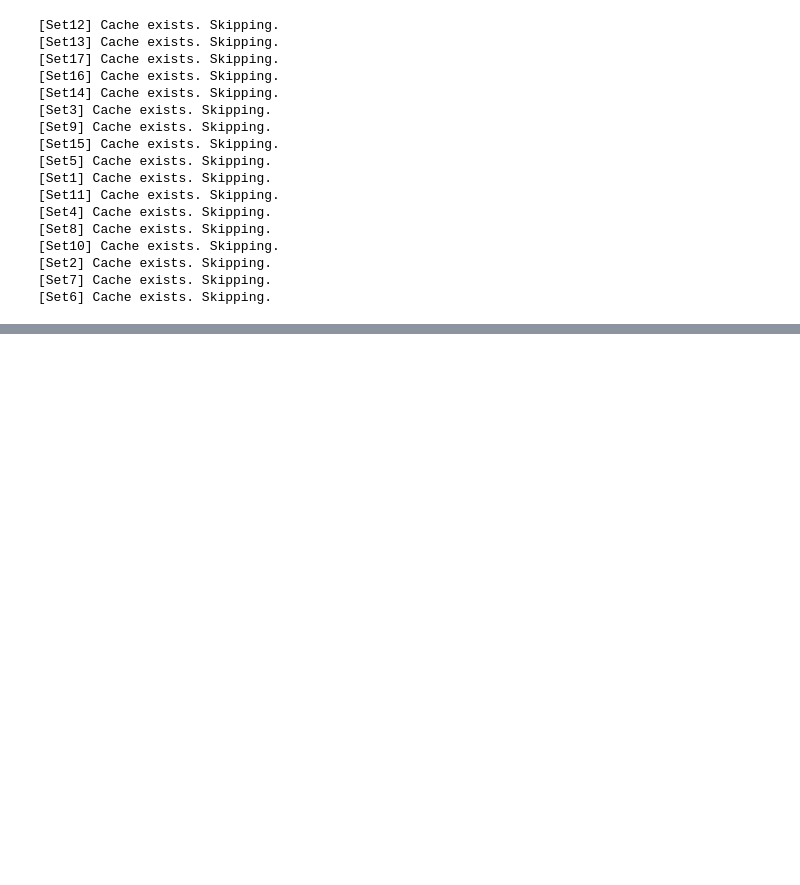
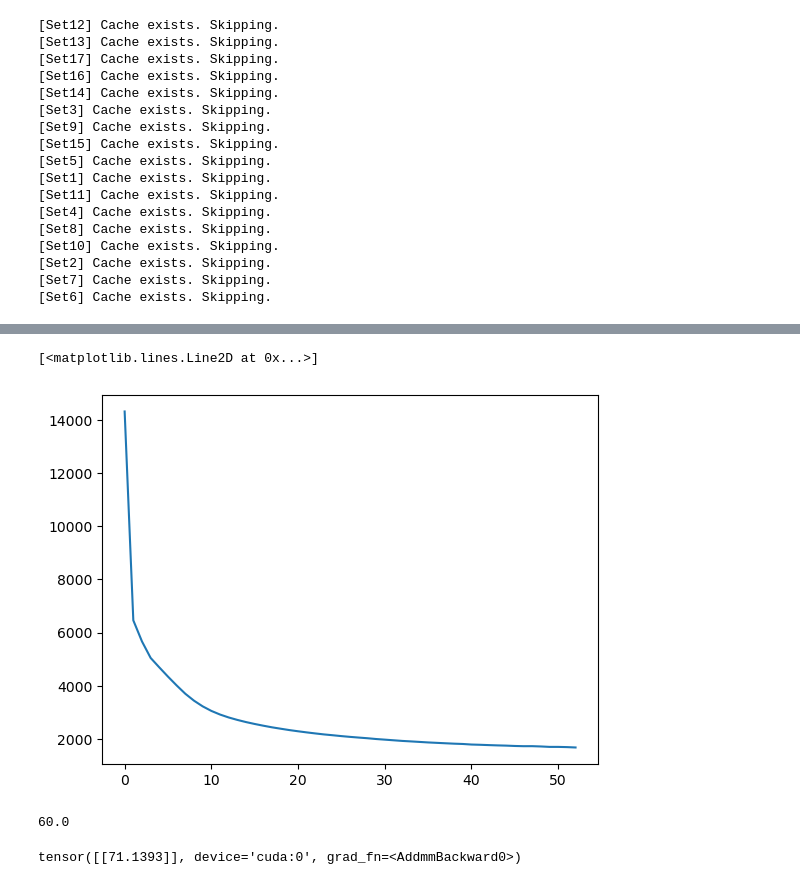
Before and after one commit to AlbinoLoaf/Datafusion, a Jupyter notebook: notebook.ipynb, the cells around one changed output, grey strips where cells are left out. Saved outputs shown, nothing was run; the diff lists cells and outputs as text; code cells hidden in the pictures; blank space fills up the shorter version.

```diff
--- a/notebook.ipynb
+++ b/notebook.ipynb
@@ -54,12 +54,6 @@ sensor_to_wear_map = dict(zip(
     labels_df['SensorFile'].apply(os.path.basename),
     labels_df['wear']
 ))
-# %%
-labels_df['wear_class'] = pd.cut(
-    labels_df['wear'],
-    bins=[0, 0.2, 0.5, float('inf')],
-    labels=['Healthy', 'Worn', 'Failed']
-)
 # %%
 for root, dirs, files in os.walk(DATA_DIR):
     if os.path.basename(root) == 'sensordata':
@@ -342,0 +578,33 @@ SVM Accuracy wavelet_force_z: 0.6327
+# %%
+# Load pre-trained ResNet50 and modify the final layer for regression
+model = resnet50(weights=ResNet50_Weights.DEFAULT)
+# Freeze weights
+for param in model.parameters():
+    param.requires_grad = False
+
+num_input_ftrs = model.fc.in_features
+
+model.fc = nn.Sequential(
+    nn.Linear(num_input_ftrs, 512),
+    nn.ReLU(),
+    nn.Dropout(0.3),
+    nn.Linear(512, 128),
+    nn.ReLU(),
+    nn.Dropout(0.2),
+    nn.Linear(128, 1)
+)
+
+loss_fn = nn.MSELoss()
+learning_rate = 0.0001
+optimizer = optim.Adam(model.parameters(), lr=learning_rate, weight_decay=1e-4)
+
+scheduler = optim.lr_scheduler.ReduceLROnPlateau(optimizer, mode='min',factor=0.5, patience=5, verbose=True)
+
+n_epochs = 50
+batch_size = 10
+
+resnet_train_losses = []
+resnet_valid_losses = []
+# %%
+valid_loss = train(model, loss_fn, train_loader, valid_loader, n_epochs, optimizer, resnet_train_losses, resnet_valid_losses, scheduler)
+torch.save(model.state_dict(), "resnet50_finetuned.pth")
@@ -342,0 +629,5 @@ SVM Accuracy wavelet_force_z: 0.6327
+# %%
+plt.plot(valid_loss)
+# %% [output]
+[<matplotlib.lines.Line2D at 0x...>]
+[figure, added]
@@ -342,0 +653,12 @@ SVM Accuracy wavelet_force_z: 0.6327
+# %%
+idx = 1
+device = torch.device("cuda" if torch.cuda.is_available() else "cpu")
+
+x = valid_loader.dataset[idx][0].unsqueeze(0).to(device)
+
+y = valid_loader.dataset[idx][1]
+print(y)
+model(x)
+# %% [output]
+60.0
+tensor([[71.1393]], device='cuda:0', grad_fn=<AddmmBackward0>)
```
Also changed, not shown: parts of 13 cells of this notebook, 1 other file.
